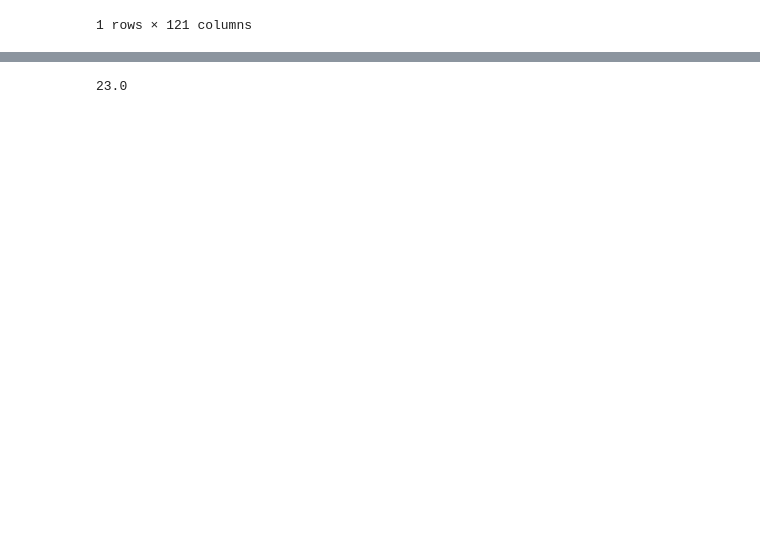
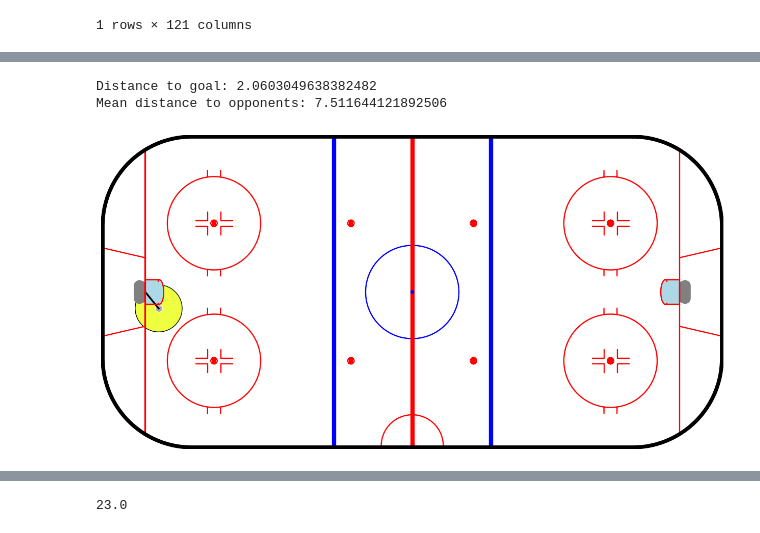
Before and after one commit to TRueedi/Challenge-2-Find-the-Playmaker---Ice-Hockey-Data-Analytics-Next-Level, a Jupyter notebook: vis/firstSituationVisualitation.ipynb, the cells around one changed output, grey strips where cells are left out. Drawn from its saved outputs; the diff is of its cells as text; code cells hidden in the pictures; blank space fills up the shorter version.

```diff
--- a/vis/firstSituationVisualitation.ipynb
+++ b/vis/firstSituationVisualitation.ipynb
@@ -138,0 +219,6 @@ plt.show()
+# %%
+plot_event(shots.iloc[0])
+# %% [output]
+Distance to goal: 2.0603049638382482
+Mean distance to opponents: 7.511644121892506
+[figure, added]
```
Also changed, not shown: parts of 16 cells of this notebook, 8 other files.
